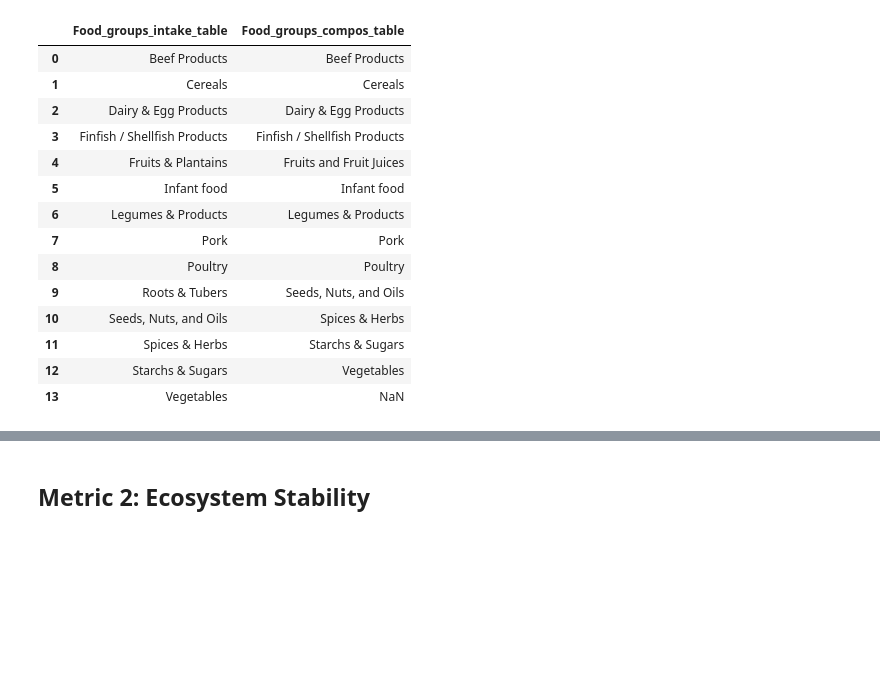
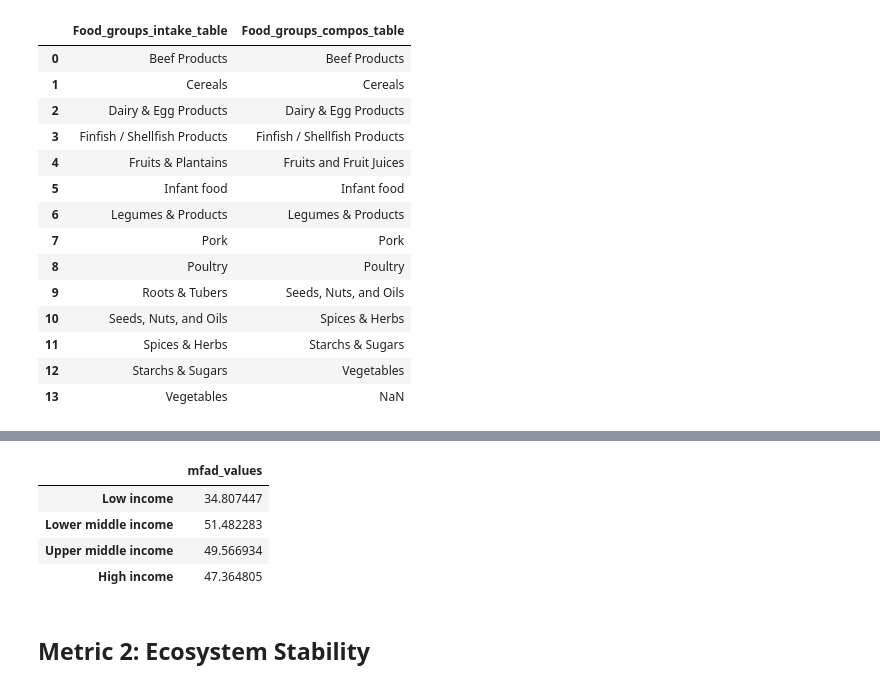
Before and after one commit to DavidMbelwa/thesis, a Jupyter notebook: Materials_and_methods.ipynb, the cells around one changed output, grey strips where cells are left out. Cells and saved outputs as stored; diff of their text form; code cells hidden in the pictures; blank space fills up the shorter version.

Commit message:
Solved MFAD

```diff
--- a/Materials_and_methods.ipynb
+++ b/Materials_and_methods.ipynb
@@ -2155,3 +2075,33 @@ mfad_nutr_table.head(24)
+# %%
+# Loading in the mfad datasets: You have to the set index again as Microsoft re-indexes the frame automatically when you save it in csv
+mfad_low_income = pd.read_csv("01. Clean Datasets/Metric_1/Indicator_3/3_mfad_low_income.csv").set_index("Unnamed: 0")
+
+mfad_lower_middle = pd.read_csv("01. Clean Datasets/Metric_1/Indicator_3/4_mfad_lower_middle.csv").set_index("Unnamed: 0")
+
+mfad_upper_middle = pd.read_csv("01. Clean Datasets/Metric_1/Indicator_3/5_mfad_upper_middle.csv").set_index("Unnamed: 0")
+
+mfad_high_income = pd.read_csv("01. Clean Datasets/Metric_1/Indicator_3/6_mfad_high_income.csv").set_index("Unnamed: 0")
+
+
+
+# Combining MFAD values of each income group
+mfad_all_groups = pd.DataFrame([mfad_low_income.loc["Total"].values[0],
+                                mfad_lower_middle.loc["Total"].values[0],
+                                mfad_upper_middle.loc["Total"].values[0],
+                                mfad_high_income.loc["Total"].values[0]],
+                                columns=["mfad_values"],
+                                index=["Low income",
+                                       "Lower middle income",
+                                       "Upper middle income",
+                                       "High income"])
+
+mfad_all_groups
+# %% [output]
+|  | mfad_values |
+| Low income | 34.807447 |
+| Lower middle income | 51.482283 |
+| Upper middle income | 49.566934 |
+| High income | 47.364805 |
 # %% [markdown]
 ## Metric 2: Ecosystem Stability
 # %% [markdown]
```
Also changed, not shown: parts of 14 cells of this notebook, 9 other files.
